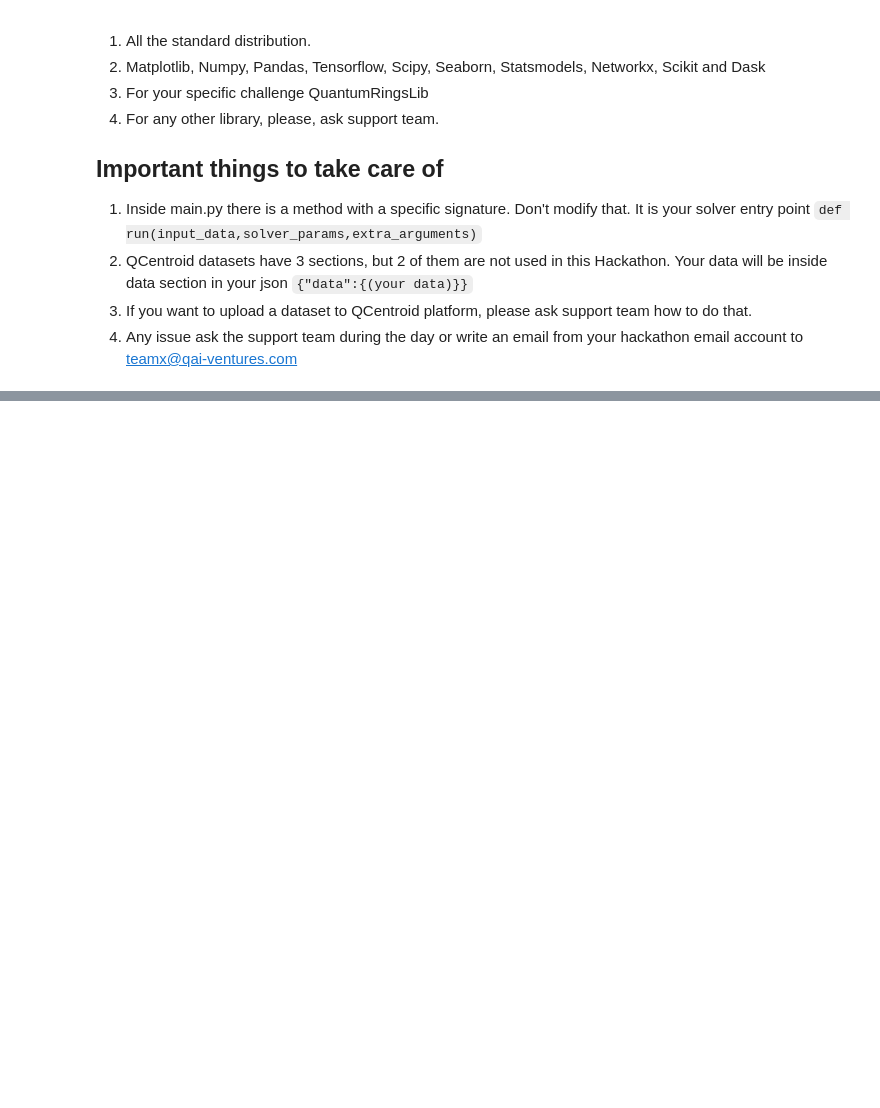
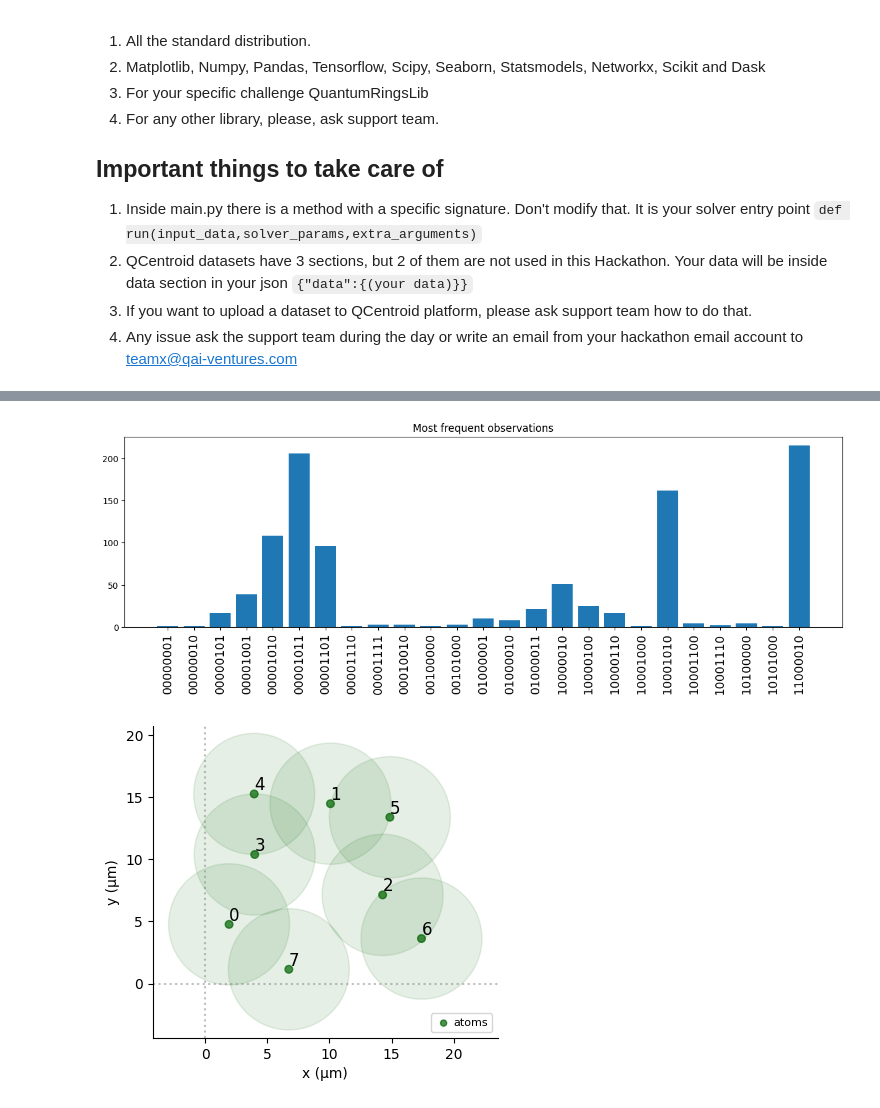
Before and after one commit to MackenzieBowal/Qutopia, a Jupyter notebook: Launcher.ipynb, the cells around one changed output, grey strips where cells are left out. Saved outputs shown, nothing was run; the diff lists cells and outputs as text; code cells hidden in the pictures; blank space fills up the shorter version.

```diff
--- a/Launcher.ipynb
+++ b/Launcher.ipynb
@@ -193,0 +120,16 @@ KeyError: 'bird_radius'
+# %%
+large_counts = {k: v for k, v in result.items()}
+
+plt.figure(figsize=(15, 4))
+plt.xticks(rotation=90, fontsize=14)
+plt.title("Most frequent observations")
+plt.bar(large_counts.keys(), large_counts.values())
+
+reg.draw(
+    blockade_radius=DigitalAnalogDevice.rydberg_blockade_radius(2 * 3.14),
+    draw_graph=False,
+    draw_half_radius=True,
+)
+# %% [output]
+[figure, added]
+[figure, added]
```
Also changed, not shown: parts of 4 cells of this notebook, 25 other files.
